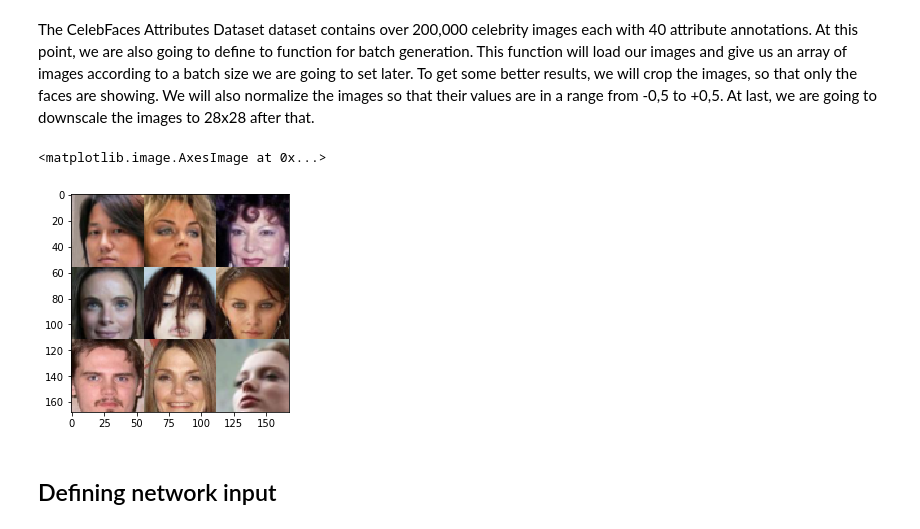
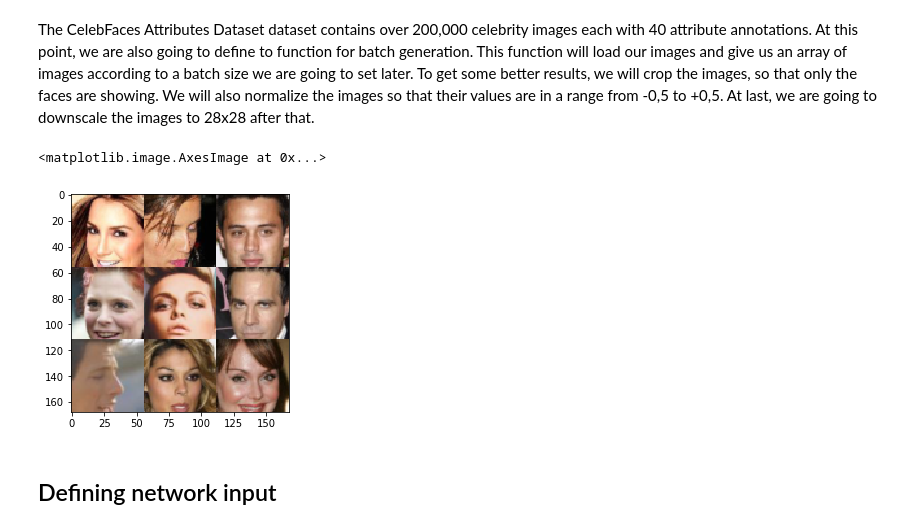
Before and after one commit to dmonn/dcgan-oreilly, a Jupyter notebook: DCGANs with Tensorflow.ipynb, the cells around one changed output. Saved outputs shown, nothing was run; the diff lists cells and outputs as text; code cells hidden in the pictures.

```diff
--- a/DCGANs with Tensorflow.ipynb
+++ b/DCGANs with Tensorflow.ipynb
@@ -23,15 +23,13 @@ The CelebFaces Attributes Dataset dataset contains over 200,000 celebrity images
 import os
 from glob import glob
 from matplotlib import pyplot
-from PIL import Image, ImageFile
+from PIL import Image
 import numpy as np
-
-ImageFile.LOAD_TRUNCATED_IMAGES = True
 
 # Image configuration
 IMAGE_HEIGHT = 28
 IMAGE_WIDTH = 28
-data_files = glob(os.path.join(data_dir, 'img_align_celeba/*.jpg'))
+data_files = glob(os.path.join(data_dir, 'celebA/*.jpg'))
 shape = len(data_files), IMAGE_WIDTH, IMAGE_HEIGHT, 3
 
 def get_image(image_path, width, height, mode):
@@ -57,35 +55,35 @@ def get_batch(image_files, width, height, mode='RGB'):
     data_batch = np.array(
         [get_image(sample_file, width, height, mode) for sample_file in image_files]).astype(np.float32)
 
     # Make sure the images are in 4 dimensions
     if len(data_batch.shape) < 4:
         data_batch = data_batch.reshape(data_batch.shape + (1,))
 
     return data_batch
 
 def get_batches(batch_size):
     """
     Generate batches
     """
     IMAGE_MAX_VALUE = 255
 
 
     current_index = 0
     while current_index + batch_size <= shape[0]:
         data_batch = get_batch(
             data_files[current_index:current_index + batch_size],
             *shape[1:3])
 
         current_index += batch_size
 
         yield data_batch / IMAGE_MAX_VALUE - 0.5
 
 
-test_images = get_batch(glob(os.path.join(data_dir, 'img_align_celeba/*.jpg'))[:10], 56, 56)
+test_images = get_batch(glob(os.path.join(data_dir, 'celebA/*.jpg'))[:10], 56, 56)
 pyplot.imshow(helper.images_square_grid(test_images))
 # %% [output]
 <matplotlib.image.AxesImage at 0x...>
-[figure, old version]
+[figure, new version]
 # %% [markdown]
 ## Defining network input
 # %% [markdown]
```
Also changed, not shown: parts of 8 cells of this notebook, 2 other files.
